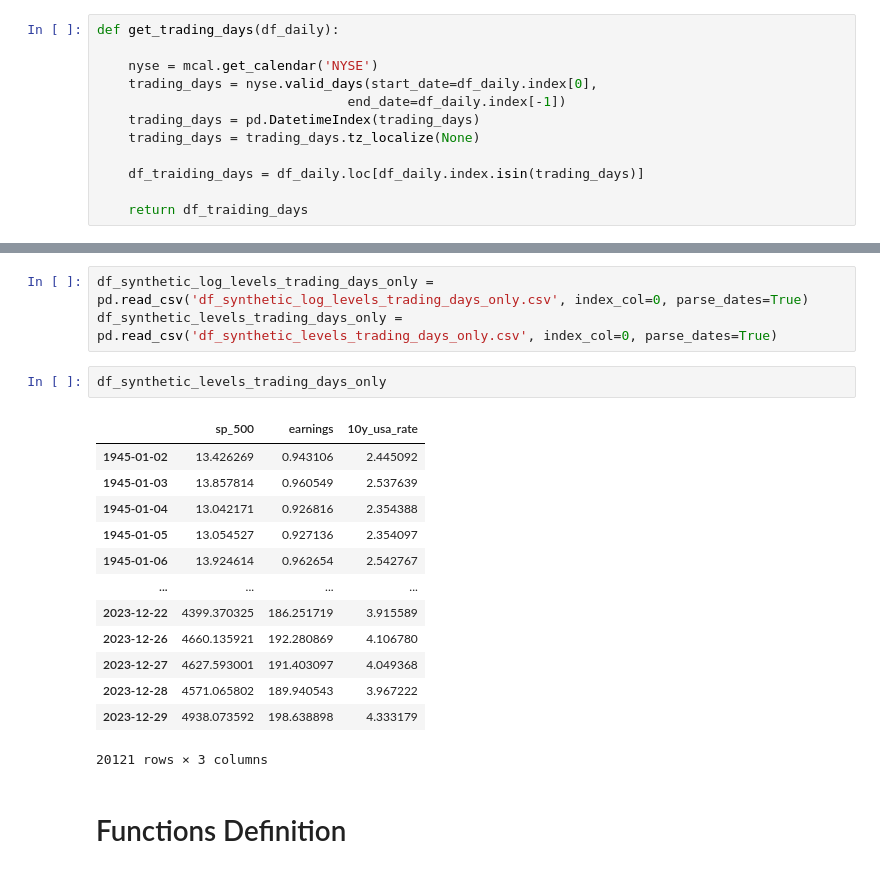
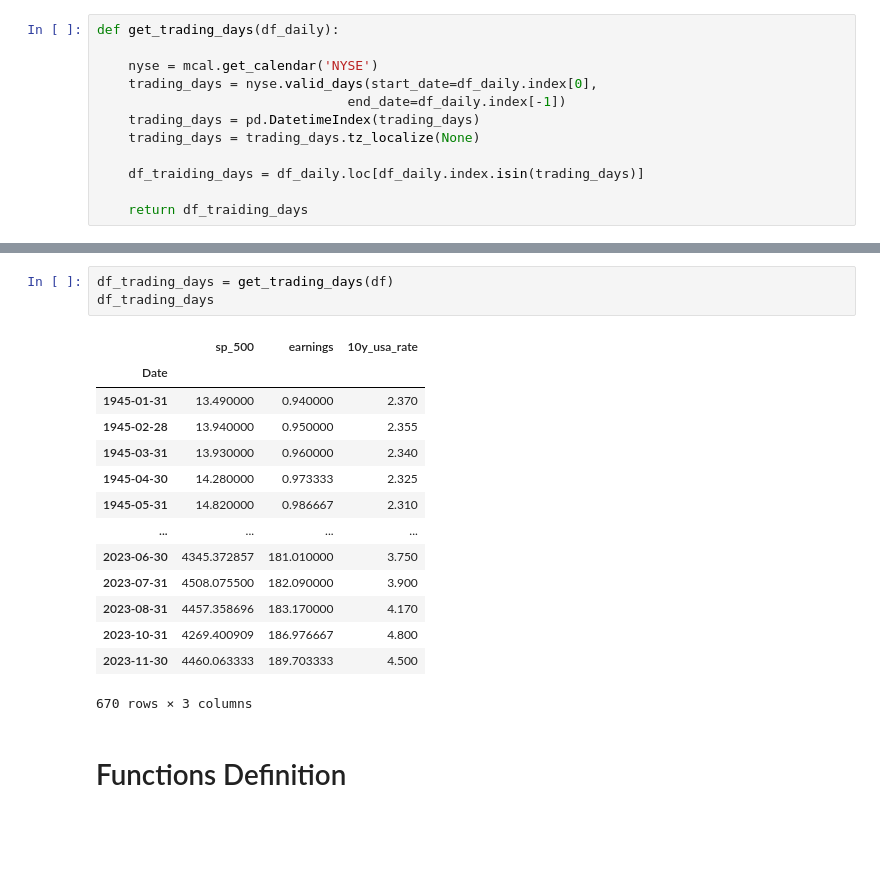
Before and after one commit to qaws211/stock-market-forecasting-thesis, a Jupyter notebook: Engle Granger/stock_market_forecasting_analysis.ipynb, the cells around one changed output, grey strips where cells are left out. Saved outputs shown, nothing was run; the diff lists cells and outputs as text; blank space fills up the shorter version.

```diff
--- a/Engle Granger/stock_market_forecasting_analysis.ipynb
+++ b/Engle Granger/stock_market_forecasting_analysis.ipynb
@@ -525,22 +300,21 @@ df_synthetic_levels_trading_days_only.to_csv('df_synthetic_levels_trading_days_o
-# %%
-df_synthetic_log_levels_trading_days_only = pd.read_csv('df_synthetic_log_levels_trading_days_only.csv', index_col=0, parse_dates=True)
-df_synthetic_levels_trading_days_only = pd.read_csv('df_synthetic_levels_trading_days_only.csv', index_col=0, parse_dates=True)
-# %%
-df_synthetic_levels_trading_days_only
-# %% [output]
-|  | sp_500 | earnings | 10y_usa_rate |
-| 1945-01-02 | 13.426269 | 0.943106 | 2.445092 |
-| 1945-01-03 | 13.857814 | 0.960549 | 2.537639 |
-| 1945-01-04 | 13.042171 | 0.926816 | 2.354388 |
-| 1945-01-05 | 13.054527 | 0.927136 | 2.354097 |
-| 1945-01-06 | 13.924614 | 0.962654 | 2.542767 |
-| ... | ... | ... | ... |
-| 2023-12-22 | 4399.370325 | 186.251719 | 3.915589 |
-| 2023-12-26 | 4660.135921 | 192.280869 | 4.106780 |
-| 2023-12-27 | 4627.593001 | 191.403097 | 4.049368 |
-| 2023-12-28 | 4571.065802 | 189.940543 | 3.967222 |
-| 2023-12-29 | 4938.073592 | 198.638898 | 4.333179 |
-20121 rows × 3 columns
+# %%
+df_trading_days = get_trading_days(df)
+df_trading_days
+# %% [output]
+|  | sp_500 | earnings | 10y_usa_rate |
+| Date |  |  |  |
+| 1945-01-31 | 13.490000 | 0.940000 | 2.370 |
+| 1945-02-28 | 13.940000 | 0.950000 | 2.355 |
+| 1945-03-31 | 13.930000 | 0.960000 | 2.340 |
+| 1945-04-30 | 14.280000 | 0.973333 | 2.325 |
+| 1945-05-31 | 14.820000 | 0.986667 | 2.310 |
+| ... | ... | ... | ... |
+| 2023-06-30 | 4345.372857 | 181.010000 | 3.750 |
+| 2023-07-31 | 4508.075500 | 182.090000 | 3.900 |
+| 2023-08-31 | 4457.358696 | 183.170000 | 4.170 |
+| 2023-10-31 | 4269.400909 | 186.976667 | 4.800 |
+| 2023-11-30 | 4460.063333 | 189.703333 | 4.500 |
+670 rows × 3 columns
 # %% [markdown]
 # Functions Definition
 # %% [markdown]
```
Also changed, not shown: parts of 28 cells of this notebook.
